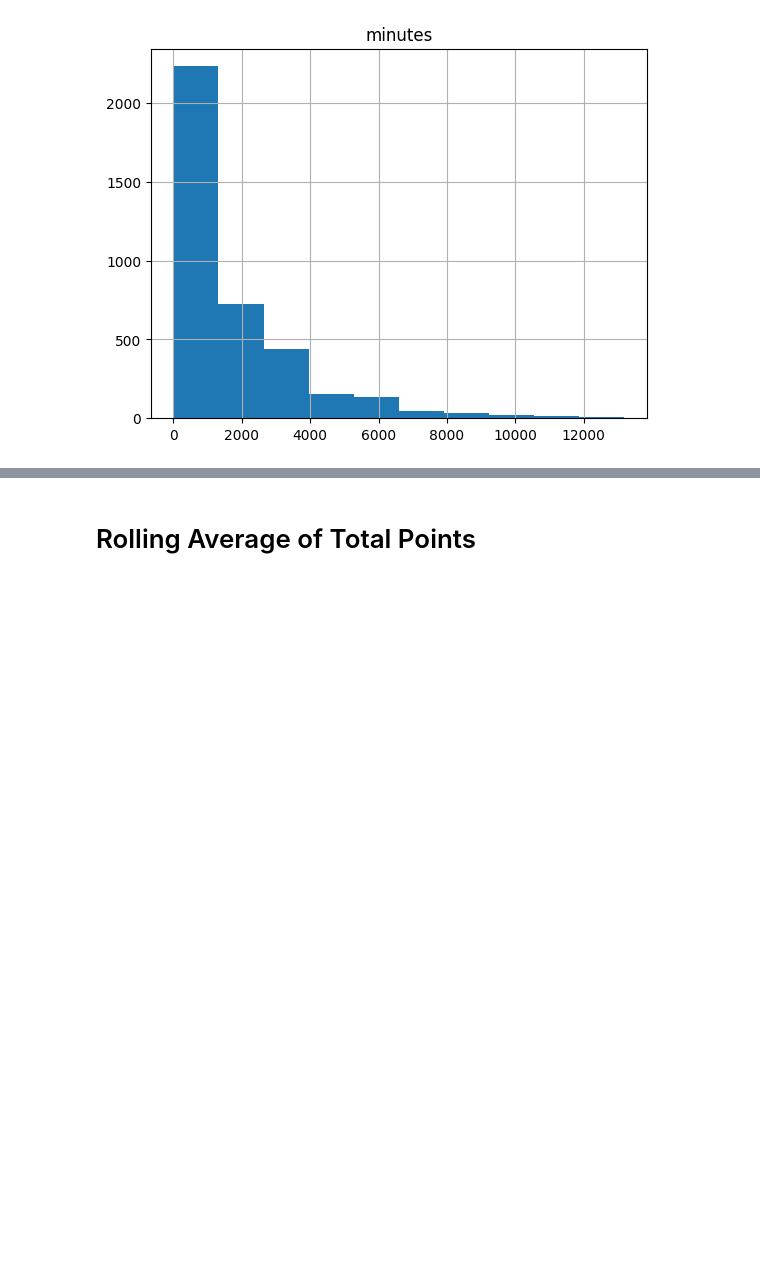
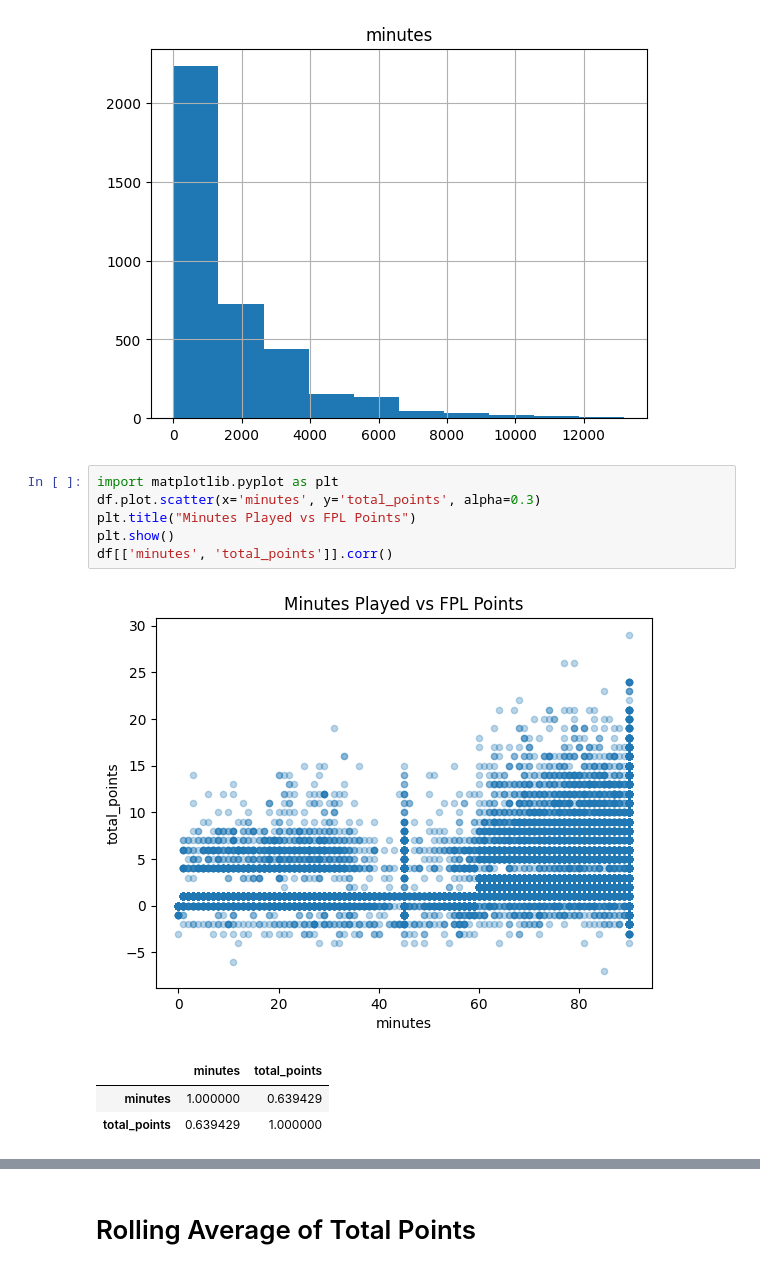
Before and after one commit to znader1/FPL, a Jupyter notebook: Notebooks/EDA_2025.ipynb, the cells around one changed output, grey strips where cells are left out. Cells and saved outputs as stored; diff of their text form; blank space fills up the shorter version.

```diff
--- a/Notebooks/EDA_2025.ipynb
+++ b/Notebooks/EDA_2025.ipynb
@@ -155,3 +171,14 @@ Name: minutes, dtype: int64
 (df.groupby(['name'])['minutes'].sum()).reset_index().hist();
 # %% [output]
 [figure]
+# %%
+import matplotlib.pyplot as plt
+df.plot.scatter(x='minutes', y='total_points', alpha=0.3)
+plt.title("Minutes Played vs FPL Points")
+plt.show()
+df[['minutes', 'total_points']].corr()
+# %% [output]
+[figure, added]
+|  | minutes | total_points |
+| minutes | 1.000000 | 0.639429 |
+| total_points | 0.639429 | 1.000000 |
```
Also changed, not shown: parts of 4 cells of this notebook.
